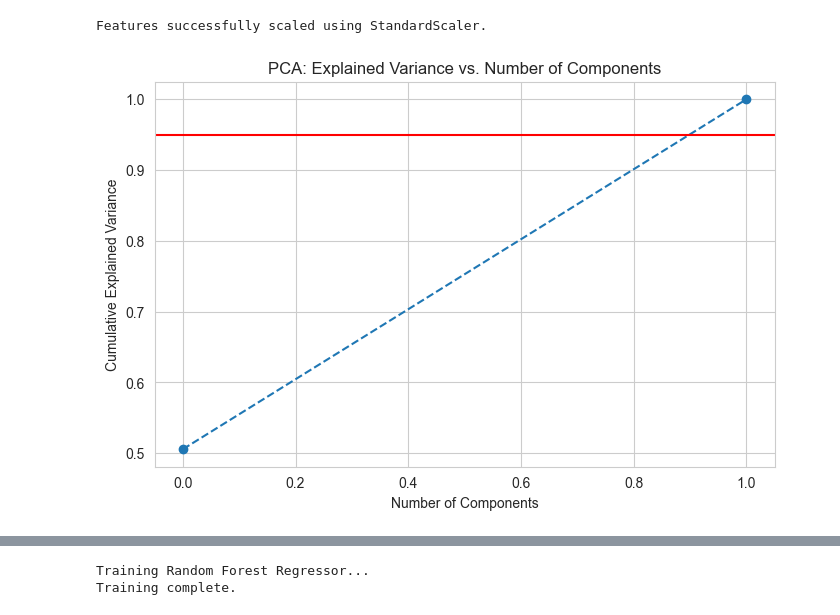
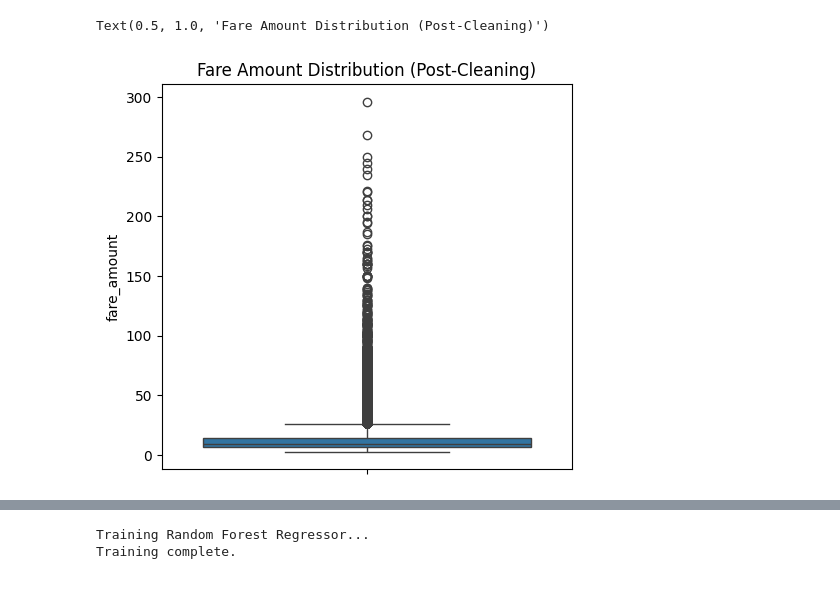
Before and after one commit to BS192cd/Taxi_Fare_Surge_Detection, a Jupyter notebook: Taxi_Anamoly_Detection.ipynb, the cells around one changed output, grey strips where cells are left out. Drawn from its saved outputs; the diff is of its cells as text; code cells hidden in the pictures.

```diff
--- a/Taxi_Anamoly_Detection.ipynb
+++ b/Taxi_Anamoly_Detection.ipynb
@@ -103,27 +119,9 @@ Rows removed due to extreme outliers: 34
-# %%
-from sklearn.preprocessing import StandardScaler
-from sklearn.decomposition import PCA
-
-scaling_features = ['trip_distance', 'passenger_count']
-
-scaler = StandardScaler()
-X_scaled = df_clean[scaling_features].copy()
-X_scaled[scaling_features] = scaler.fit_transform(X_scaled[scaling_features])
-
-print("Features successfully scaled using StandardScaler.")
-# %% [output]
-Features successfully scaled using StandardScaler.
-# %%
-pca = PCA()
-pca.fit(X_scaled)
-
-plt.figure(figsize=(8, 5))
-plt.plot(np.cumsum(pca.explained_variance_ratio_), marker='o', linestyle='--')
-plt.xlabel('Number of Components')
-plt.ylabel('Cumulative Explained Variance')
-plt.title('PCA: Explained Variance vs. Number of Components')
-plt.axhline(y=0.95, color='r', linestyle='-')
-plt.grid(True)
-plt.show()
-# %% [output]
-[figure, removed]
+# %%
+plt.figure(figsize=(18, 5))
+
+plt.subplot(1, 3, 1)
+sns.boxplot(y=df_clean['fare_amount'])
+plt.title('Fare Amount Distribution (Post-Cleaning)')
+# %% [output]
+Text(0.5, 1.0, 'Fare Amount Distribution (Post-Cleaning)')
+[figure, added]
```
Also changed, not shown: parts of 36 cells of this notebook.
